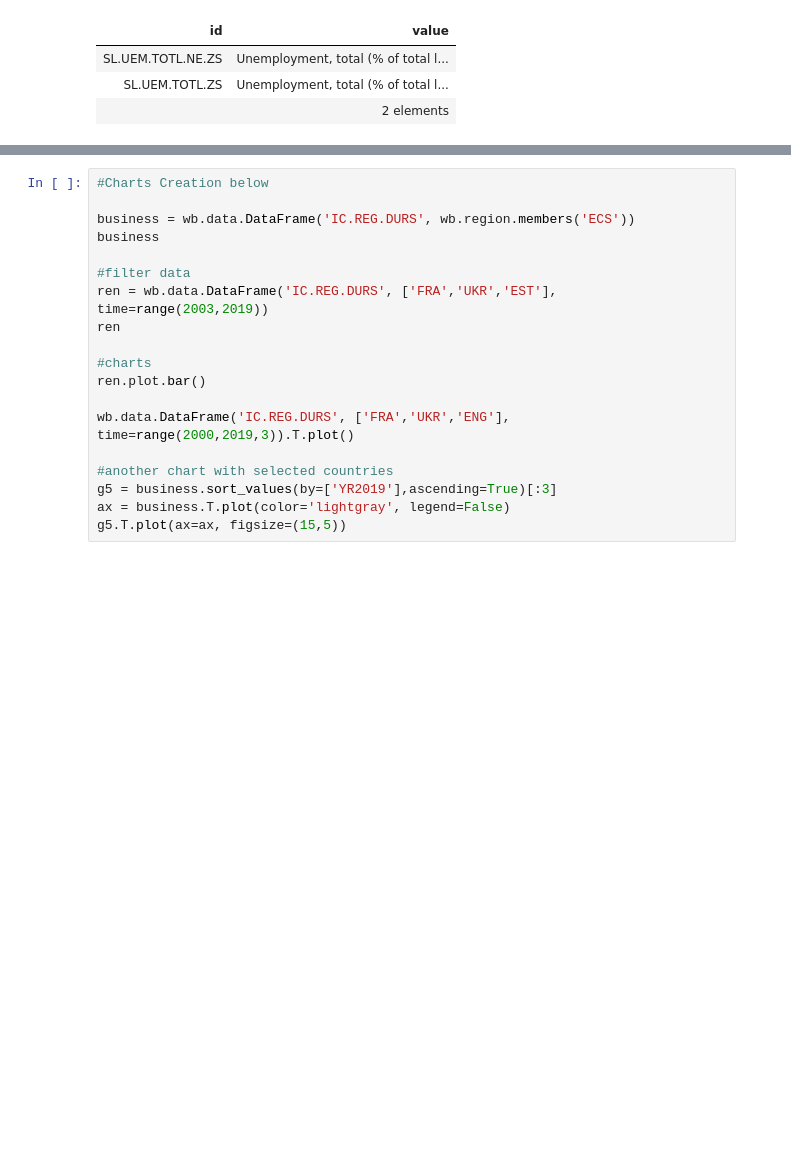
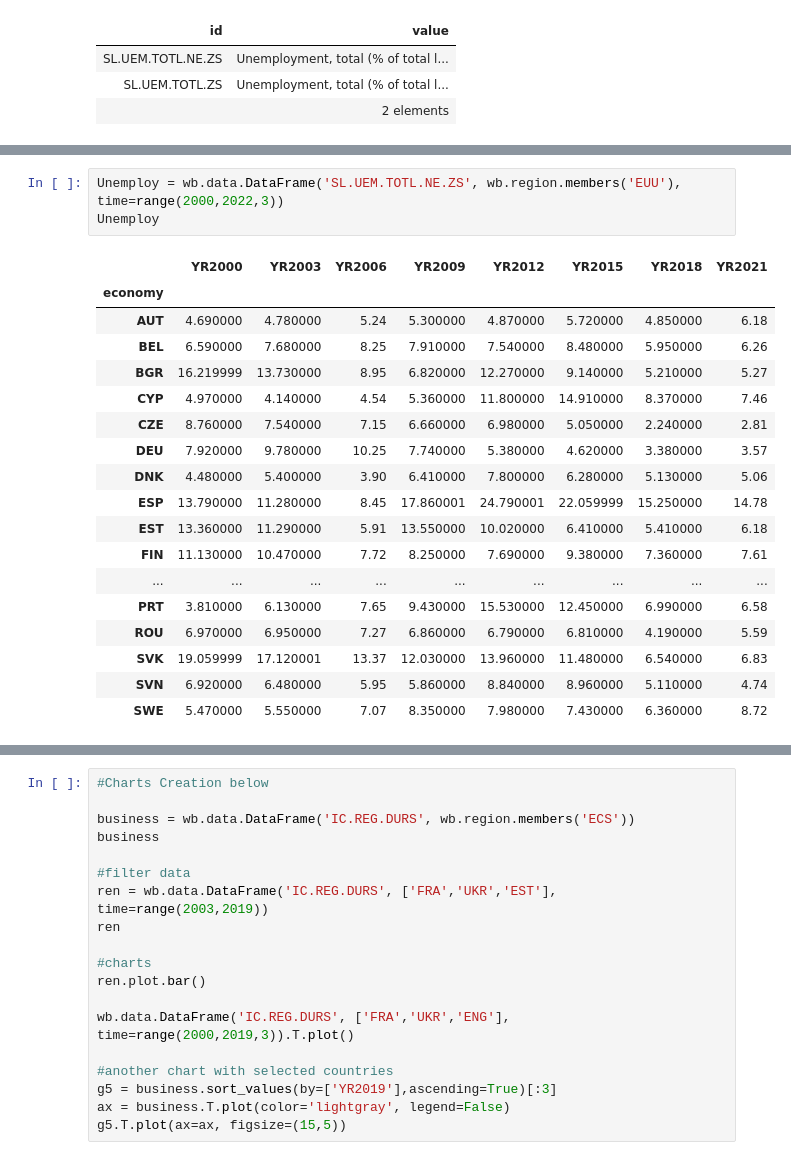
Before and after one commit to JaimeSastreCrespo/Project_2_Python_SQL_Poverty, a Jupyter notebook: Python_SQL_Project_Poverty.ipynb, the cells around one changed output, grey strips where cells are left out. Drawn from its saved outputs; the diff is of its cells as text; blank space fills up the shorter version.

```diff
--- a/Python_SQL_Project_Poverty.ipynb
+++ b/Python_SQL_Project_Poverty.ipynb
@@ -118,0 +159,22 @@ wb.series.info(q="School enrollment, tertiary")
+# %%
+Unemploy = wb.data.DataFrame('SL.UEM.TOTL.NE.ZS', wb.region.members('EUU'), time=range(2000,2022,3))
+Unemploy
+# %% [output]
+|  | YR2000 | YR2003 | YR2006 | YR2009 | YR2012 | YR2015 | YR2018 | YR2021 |
+| economy |  |  |  |  |  |  |  |  |
+| AUT | 4.690000 | 4.780000 | 5.24 | 5.300000 | 4.870000 | 5.720000 | 4.850000 | 6.18 |
+| BEL | 6.590000 | 7.680000 | 8.25 | 7.910000 | 7.540000 | 8.480000 | 5.950000 | 6.26 |
+| BGR | 16.219999 | 13.730000 | 8.95 | 6.820000 | 12.270000 | 9.140000 | 5.210000 | 5.27 |
+| CYP | 4.970000 | 4.140000 | 4.54 | 5.360000 | 11.800000 | 14.910000 | 8.370000 | 7.46 |
+| CZE | 8.760000 | 7.540000 | 7.15 | 6.660000 | 6.980000 | 5.050000 | 2.240000 | 2.81 |
+| DEU | 7.920000 | 9.780000 | 10.25 | 7.740000 | 5.380000 | 4.620000 | 3.380000 | 3.57 |
+| DNK | 4.480000 | 5.400000 | 3.90 | 6.410000 | 7.800000 | 6.280000 | 5.130000 | 5.06 |
+| ESP | 13.790000 | 11.280000 | 8.45 | 17.860001 | 24.790001 | 22.059999 | 15.250000 | 14.78 |
+| EST | 13.360000 | 11.290000 | 5.91 | 13.550000 | 10.020000 | 6.410000 | 5.410000 | 6.18 |
+| FIN | 11.130000 | 10.470000 | 7.72 | 8.250000 | 7.690000 | 9.380000 | 7.360000 | 7.61 |
+| ... | ... | ... | ... | ... | ... | ... | ... | ... |
+| PRT | 3.810000 | 6.130000 | 7.65 | 9.430000 | 15.530000 | 12.450000 | 6.990000 | 6.58 |
+| ROU | 6.970000 | 6.950000 | 7.27 | 6.860000 | 6.790000 | 6.810000 | 4.190000 | 5.59 |
+| SVK | 19.059999 | 17.120001 | 13.37 | 12.030000 | 13.960000 | 11.480000 | 6.540000 | 6.83 |
+| SVN | 6.920000 | 6.480000 | 5.95 | 5.860000 | 8.840000 | 8.960000 | 5.110000 | 4.74 |
+| SWE | 5.470000 | 5.550000 | 7.07 | 8.350000 | 7.980000 | 7.430000 | 6.360000 | 8.72 |
```
Also changed, not shown: parts of 8 cells of this notebook.
